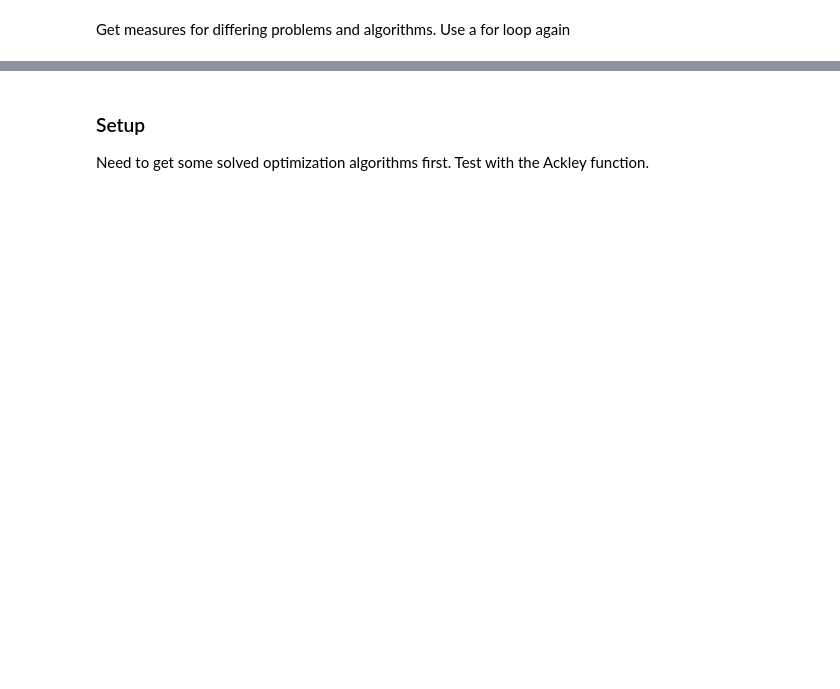
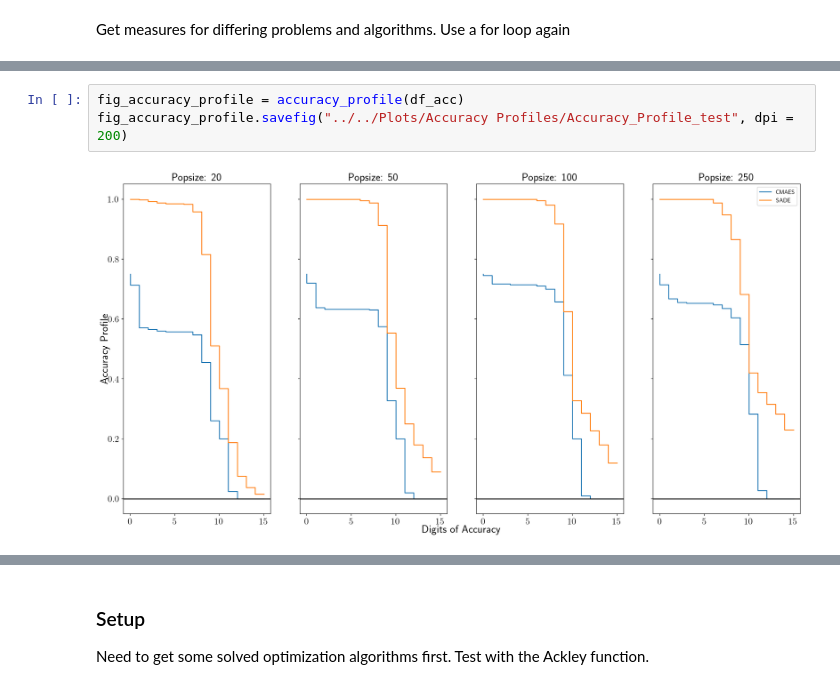
Before and after one commit to LeonardMK/Programming-Project-OSE--Scientific-Computing-for-Economists, a Jupyter notebook: Code/Functions/Analysis_functions.ipynb, the cells around one changed output, grey strips where cells are left out. Cells and saved outputs as stored; diff of their text form; blank space fills up the shorter version.

```diff
--- a/Code/Functions/Analysis_functions.ipynb
+++ b/Code/Functions/Analysis_functions.ipynb
@@ -378,0 +1190,5 @@ TypeError: _mbh_init() got multiple values for argument 'algo'
+# %%
+fig_accuracy_profile = accuracy_profile(df_acc)
+fig_accuracy_profile.savefig("../../Plots/Accuracy Profiles/Accuracy_Profile_test", dpi = 200)
+# %% [output]
+[figure, added]
```
Also changed, not shown: parts of 42 cells of this notebook, 21 other files.
